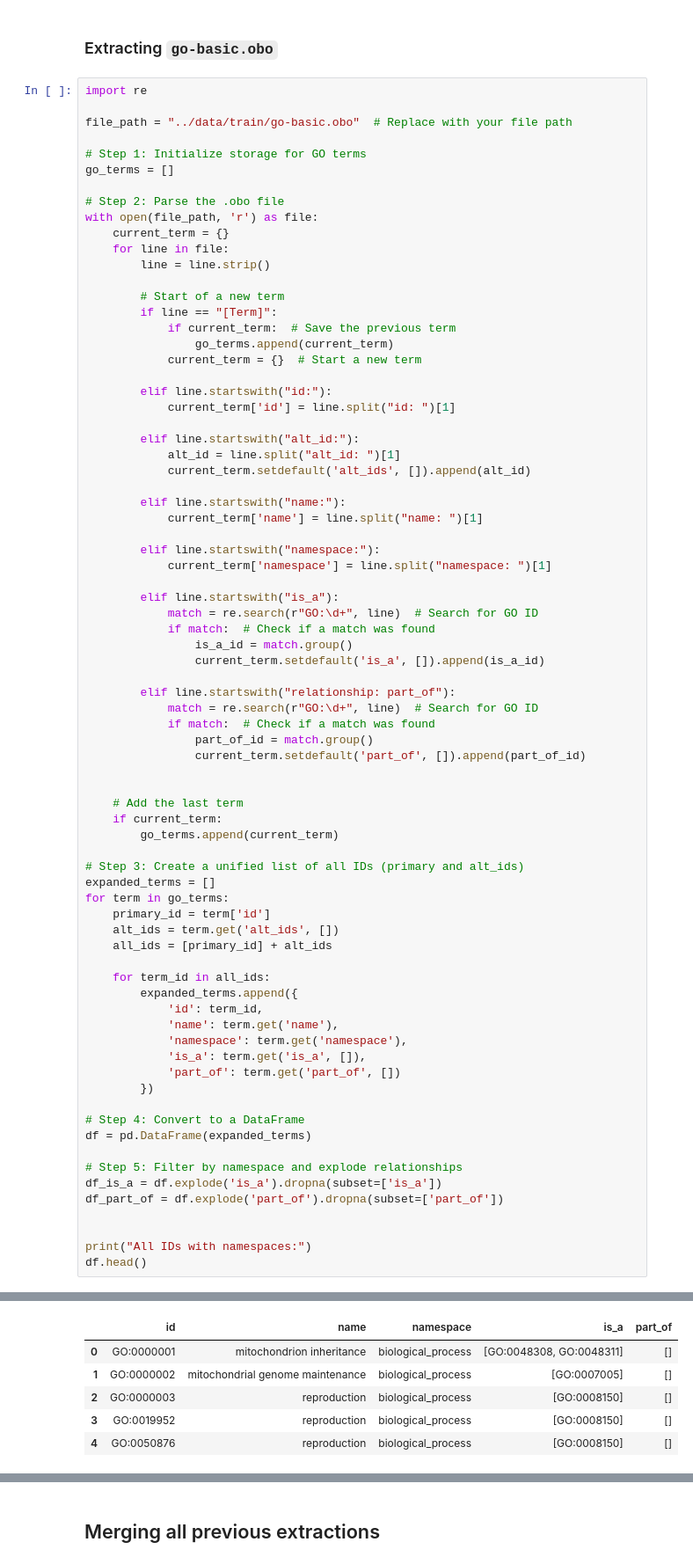
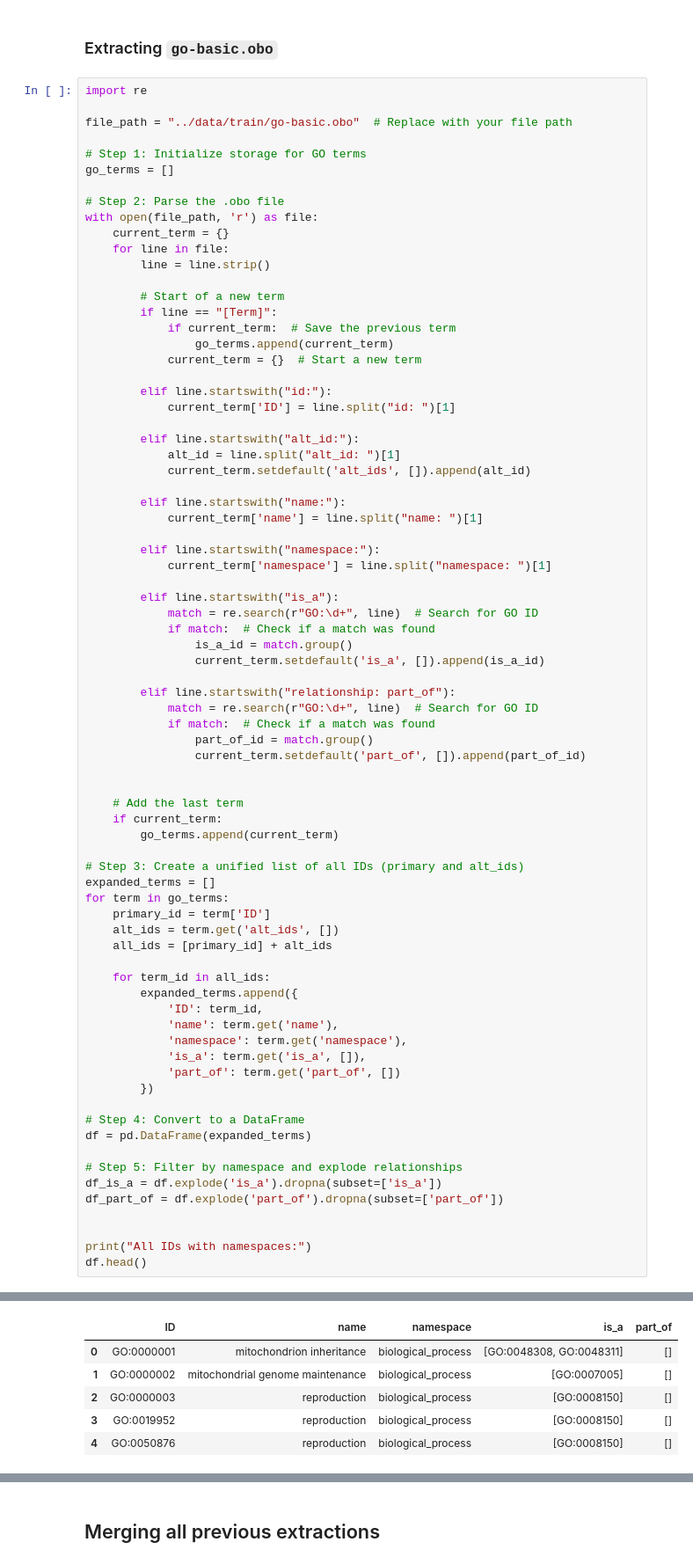
Before and after one commit to mattiazza/protein_function_prediction, a Jupyter notebook: bd_project/datasets_creation.ipynb, the cells around one changed output, grey strips where cells are left out. Shown at 88% size. Saved outputs shown, nothing was run; the diff lists cells and outputs as text.

```diff
--- a/bd_project/datasets_creation.ipynb
+++ b/bd_project/datasets_creation.ipynb
@@ -220,7 +234,7 @@ with open(file_path, 'r') as file:
             current_term = {}  # Start a new term
 
         elif line.startswith("id:"):
-            current_term['id'] = line.split("id: ")[1]
+            current_term['ID'] = line.split("id: ")[1]
 
         elif line.startswith("alt_id:"):
             alt_id = line.split("alt_id: ")[1]
@@ -248,36 +262,36 @@ with open(file_path, 'r') as file:
     # Add the last term
     if current_term:
         go_terms.append(current_term)
 
 # Step 3: Create a unified list of all IDs (primary and alt_ids)
 expanded_terms = []
 for term in go_terms:
-    primary_id = term['id']
+    primary_id = term['ID']
     alt_ids = term.get('alt_ids', [])
     all_ids = [primary_id] + alt_ids
 
     for term_id in all_ids:
         expanded_terms.append({
-            'id': term_id,
+            'ID': term_id,
             'name': term.get('name'),
             'namespace': term.get('namespace'),
             'is_a': term.get('is_a', []),
             'part_of': term.get('part_of', [])
         })
 
 # Step 4: Convert to a DataFrame
 df = pd.DataFrame(expanded_terms)
 
 # Step 5: Filter by namespace and explode relationships
 df_is_a = df.explode('is_a').dropna(subset=['is_a'])
 df_part_of = df.explode('part_of').dropna(subset=['part_of'])
 
 
 print("All IDs with namespaces:")
 df.head()
 # %% [output]
 All IDs with namespaces:
-|  | id | name | namespace | is_a | part_of |
+|  | ID | name | namespace | is_a | part_of |
 | 0 | GO:0000001 | mitochondrion inheritance | biological_process | [GO:0048308, GO:0048311] | [] |
 | 1 | GO:0000002 | mitochondrial genome maintenance | biological_process | [GO:0007005] | [] |
 | 2 | GO:0000003 | reproduction | biological_process | [GO:0008150] | [] |
```
Also changed, not shown: parts of 18 cells of this notebook.
